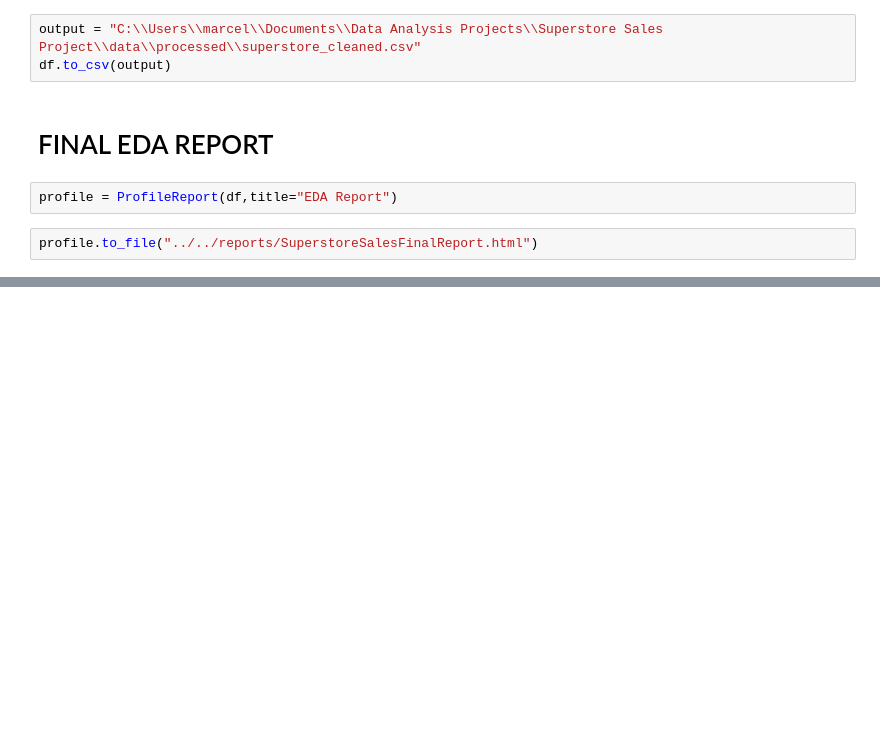
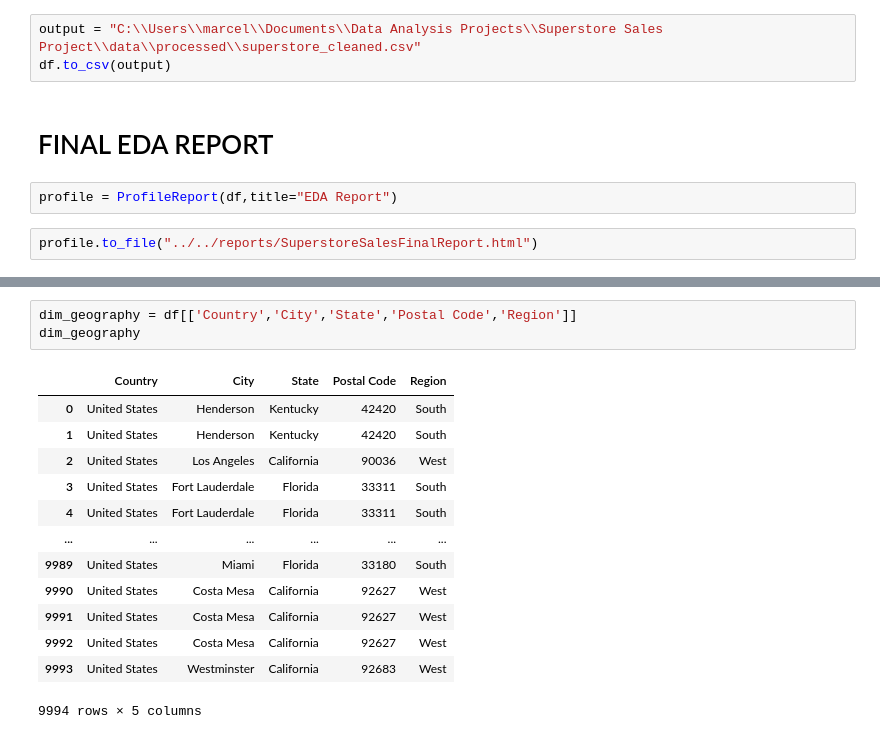
Before and after one commit to MarcelNazare/Superstore-Sales-Project, a Jupyter notebook: python/notebooks/main.ipynb, the cells around one changed output, grey strips where cells are left out. Saved outputs shown, nothing was run; the diff lists cells and outputs as text; blank space fills up the shorter version.

```diff
--- a/python/notebooks/main.ipynb
+++ b/python/notebooks/main.ipynb
@@ -355,0 +392,17 @@ profile.to_file("../../reports/SuperstoreSalesFinalReport.html")
+# %%
+dim_geography = df[['Country','City','State','Postal Code','Region']]
+dim_geography
+# %% [output]
+|  | Country | City | State | Postal Code | Region |
+| 0 | United States | Henderson | Kentucky | 42420 | South |
+| 1 | United States | Henderson | Kentucky | 42420 | South |
+| 2 | United States | Los Angeles | California | 90036 | West |
+| 3 | United States | Fort Lauderdale | Florida | 33311 | South |
+| 4 | United States | Fort Lauderdale | Florida | 33311 | South |
+| ... | ... | ... | ... | ... | ... |
+| 9989 | United States | Miami | Florida | 33180 | South |
+| 9990 | United States | Costa Mesa | California | 92627 | West |
+| 9991 | United States | Costa Mesa | California | 92627 | West |
+| 9992 | United States | Costa Mesa | California | 92627 | West |
+| 9993 | United States | Westminster | California | 92683 | West |
+9994 rows × 5 columns
```
Also changed, not shown: parts of 5 cells of this notebook, 3 other files.
